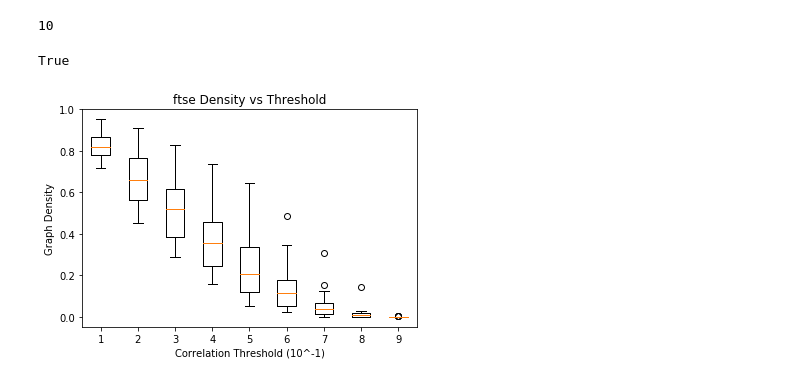
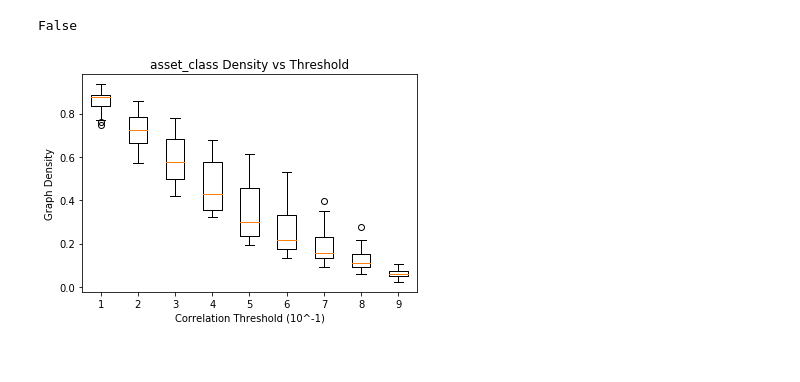
Before and after one commit to angadkalra/QuantumComputingProject, a Jupyter notebook: GraphColor/GCExperiments.ipynb, the cells around one changed output. Saved outputs shown, nothing was run; the diff lists cells and outputs as text; code cells hidden in the pictures.

```diff
--- a/GraphColor/GCExperiments.ipynb
+++ b/GraphColor/GCExperiments.ipynb
@@ -21,7 +21,7 @@ sampler = EmbeddingComposite(DWaveSampler(solver=dwave_solver, token=api_key))
 # %%
 # Import data
 
-dataset = 'sectors' # values: 'asset_class','ftse','sectors','sp100'
+dataset = 'asset_class' # values: 'asset_class','ftse','sectors','sp100'
 
 corr_tensor = np.load('../Data/%s/%s_corr.npy' % (dataset, dataset))
 dates = np.load('../Data/%s/%s_dates.npy' % (dataset, dataset))
@@ -87,8 +87,5 @@ def coloring_score(G, coloring):
 # Test to see if DW comp. is working
 corr_mat = corr_tensor[int(num_examples/2), :, :].copy()
 
-corr_mat[(corr_mat > -1*0.1) & (corr_mat < 0.1)] = 0
+corr_mat[(corr_mat > -1*0.5) & (corr_mat < 0.5)] = 0
 G, density = make_graph(corr_mat, nodes, 'corr')
-
-coloring = dnx.min_vertex_coloring(G, sampler)
-num_colors = np.max(list(coloring.values()))
@@ -95,39 +95,33 @@ num_colors = np.max(list(coloring.values()))
 # %%
 assert num_colors > 0 and num_colors <= get_max_deg(G)
-# %%
-get_max_deg(G)
-# %% [output]
-10
 # %%
 dnx.is_vertex_coloring(G, coloring)
 # %% [output]
-True
+False
 # %%
 # Plot graph density for each threshold.
 
-# HAS BUG DON'T RUN
+thresh_array = []
+density_distr = []
 
-# thresh_array = []
-# density_distr = []
+for i in np.arange(0.1, 1, 0.1):
+    density_array = []
+    for j in range(1, int(num_examples/5)):
+        corr_mat = corr_tensor[j*5, :, :].copy()
+        corr_mat[(corr_mat > -1*i) & (corr_mat < i)] = 0
+        G, density = make_graph(corr_mat, nodes, 'corr')
 
-# for i in np.arange(0.1, 1, 0.1):
-#     density_array = []
-#     for j in range(1, int(num_examples/5)):
-#         corr_mat = corr_tensor[j*5, :, :]
-#         corr_mat[(corr_mat > -1*i) & (corr_mat < i)] = 0
-#         G, density = make_graph(corr_mat, nodes, 'corr')
+        density_array.append(density)
 
-#         density_array.append(density)
-
-#     density_distr.append(density_array)
+    density_distr.append(density_array)
 # %%
-# plt.boxplot(density_distr)
-# plt.ylabel("Graph Density")
-# plt.xlabel("Correlation Threshold (10^-1)")
-# plt.title("%s Density vs Threshold" % (dataset))
-# plt.show()
+plt.boxplot(density_distr)
+plt.ylabel("Graph Density")
+plt.xlabel("Correlation Threshold (10^-1)")
+plt.title("%s Density vs Threshold" % (dataset))
+plt.show()
 # %% [output]
-[figure, old version]
+[figure, new version]
 # %%
 # Create graph for each date and calculate best coloring using quantum computer.
 
```
Also changed, not shown: parts of 15 cells of this notebook, 7 other files.
